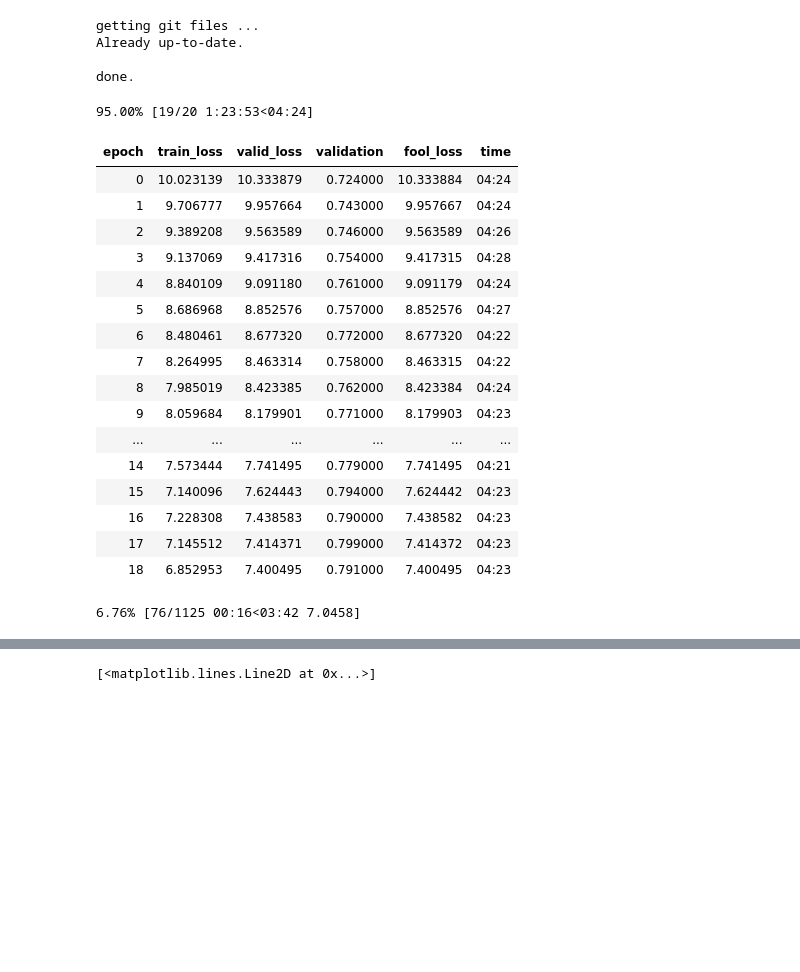
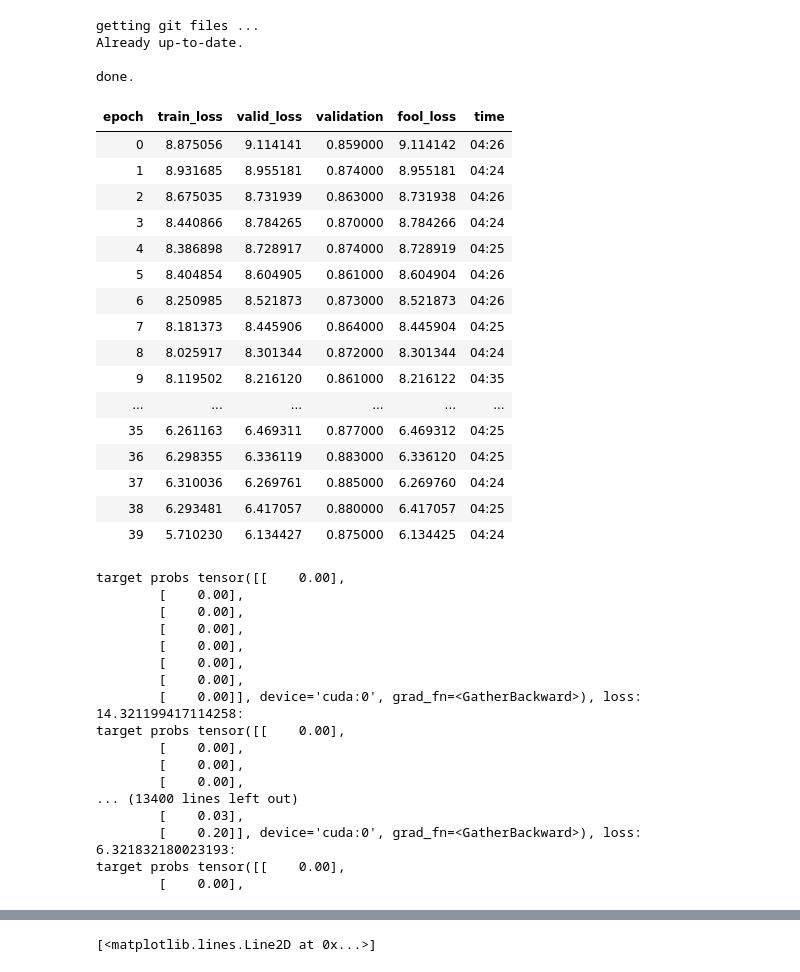
Before and after one commit to ahmad-PH/nag-notebooks, a Jupyter notebook: NAG_tripletLossExperiment.ipynb, the cells around one changed output, grey strips where cells are left out. Saved outputs shown, nothing was run; the diff lists cells and outputs as text; code cells hidden in the pictures; blank space fills up the shorter version.

Commit message:
vgg16_26 div_metric results on validation

```diff
--- a/NAG_tripletLossExperiment.ipynb
+++ b/NAG_tripletLossExperiment.ipynb
@@ -407,15 +407,24 @@ class Gen(nn.Module):
   def forward(self, inputs):
     self.bs = inputs.shape[0]
 
-    z = torch.zeros([self.bs, 999]).cuda()
+    benign_preds_onehot = arch(inputs)
+    benign_preds = torch.argmax(benign_preds_onehot, dim = 1)
+
+    z = torch.zeros([self.bs, 1000]).cuda()
     for i in range(self.bs):
-      l = list(range(1000))
-      random_label = l[np.random.randint(0,1000)]
+      random_label = self.randint(0,1000, exclude = benign_preds[i].item())
       z[i][random_label] = 1.
 
     z_out = self.forward_z(z)
 
-    return z_out, None, None, inputs, z
+    return z_out, None, None, inputs, benign_preds_onehot, z
+
+  @staticmethod
+  def randint(low, high, exclude):
+    temp = np.random.randint(low, high - 1)
+    if temp == exclude:
+      temp = temp + 1
+    return temp
 
   def forward_single_z(self, z):
     return self.forward_z(z[None]).squeeze()
@@ -755,42 +763,53 @@ learn = Learner(data, Gen(z_dim=z_dim), loss_func = feat_loss, metrics=[validati
 # %%
 if mode == "sanity_check":
   print("\n\n\nWARNING: you are training on a sanity_check dataset.\n\n\n\n")
 if len(learn.callback_fns) == 1:
   print("\n\n\nWARNING: you are not using the DiversityWeightsScheduler callback.\n\n\n")
 
-  # WARNING, YOU HAVE DISABLED THE FINAL COPYING COMMANDS
-
 saver_best = SaveModelCallback(learn, every='improvement', monitor='validation', name=env.save_filename + "-best")
 saver_every_epoch = SaveModelCallback(learn, every='epoch', name=env.save_filename)
 
-learn.fit(20, lr=5e-03, wd = 0., callbacks=[saver_best, saver_every_epoch])
+learn.fit(40, lr=5e-03, wd = 0., callbacks=[saver_best, saver_every_epoch])
 
 # learn.fit_one_cycle(8, max_lr=5e-01) #mohammad's setting that got 77 validation start on resnet with diversity loss on AdaptiveAvgPool2d
 # learn.fit_one_cycle(5, max_lr=2e-2) #used for vgg-19-bn
 # learn.fit_one_cycle(5, max_lr=3e-3) # used for resnet50
 
 shutil.copyfile(env.temp_csv_path + '/' + env.save_filename + ".csv", env.get_csv_path() + '.csv')
 shutil.copytree(env.data_path/"models", env.get_models_path())
 shutil.rmtree(env.data_path/"models")
-
-# shutil.copyfile("/content/dataset/models/" + save_filename + "-best.pth", "/content/gdrive/My Drive/DL/models/" + save_filename + ".pth")
 # %% [output]
+| epoch | train_loss | valid_loss | validation | fool_loss | time |
+| 0 | 8.875056 | 9.114141 | 0.859000 | 9.114142 | 04:26 |
+| 1 | 8.931685 | 8.955181 | 0.874000 | 8.955181 | 04:24 |
+| 2 | 8.675035 | 8.731939 | 0.863000 | 8.731938 | 04:26 |
+| 3 | 8.440866 | 8.784265 | 0.870000 | 8.784266 | 04:24 |
+| 4 | 8.386898 | 8.728917 | 0.874000 | 8.728919 | 04:25 |
+| 5 | 8.404854 | 8.604905 | 0.861000 | 8.604904 | 04:26 |
+| 6 | 8.250985 | 8.521873 | 0.873000 | 8.521873 | 04:26 |
+| 7 | 8.181373 | 8.445906 | 0.864000 | 8.445904 | 04:25 |
+| 8 | 8.025917 | 8.301344 | 0.872000 | 8.301344 | 04:24 |
+| 9 | 8.119502 | 8.216120 | 0.861000 | 8.216122 | 04:35 |
+| ... | ... | ... | ... | ... | ... |
+| 35 | 6.261163 | 6.469311 | 0.877000 | 6.469312 | 04:25 |
+| 36 | 6.298355 | 6.336119 | 0.883000 | 6.336120 | 04:25 |
+| 37 | 6.310036 | 6.269761 | 0.885000 | 6.269760 | 04:24 |
+| 38 | 6.293481 | 6.417057 | 0.880000 | 6.417057 | 04:25 |
+| 39 | 5.710230 | 6.134427 | 0.875000 | 6.134425 | 04:24 |
-95.00% [19/20 1:23:53<04:24]
+target probs tensor([[    0.00],
+        [    0.00],
+        [    0.00],
+        [    0.00],
+        [    0.00],
+        [    0.00],
+        [    0.00],
+        [    0.00]], device='cuda:0', grad_fn=<GatherBackward>), loss: 14.321199417114258:
+target probs tensor([[    0.00],
+        [    0.00],
+        [    0.00],
+        [    0.00],
+... (13400 lines left out)
+        [    0.03],
+        [    0.20]], device='cuda:0', grad_fn=<GatherBackward>), loss: 6.321832180023193:
+target probs tensor([[    0.00],
+        [    0.00],
-| epoch | train_loss | valid_loss | validation | fool_loss | time |
-| 0 | 10.023139 | 10.333879 | 0.724000 | 10.333884 | 04:24 |
-| 1 | 9.706777 | 9.957664 | 0.743000 | 9.957667 | 04:24 |
-| 2 | 9.389208 | 9.563589 | 0.746000 | 9.563589 | 04:26 |
-| 3 | 9.137069 | 9.417316 | 0.754000 | 9.417315 | 04:28 |
-| 4 | 8.840109 | 9.091180 | 0.761000 | 9.091179 | 04:24 |
-| 5 | 8.686968 | 8.852576 | 0.757000 | 8.852576 | 04:27 |
-| 6 | 8.480461 | 8.677320 | 0.772000 | 8.677320 | 04:22 |
-| 7 | 8.264995 | 8.463314 | 0.758000 | 8.463315 | 04:22 |
-| 8 | 7.985019 | 8.423385 | 0.762000 | 8.423384 | 04:24 |
-| 9 | 8.059684 | 8.179901 | 0.771000 | 8.179903 | 04:23 |
-| ... | ... | ... | ... | ... | ... |
-| 14 | 7.573444 | 7.741495 | 0.779000 | 7.741495 | 04:21 |
-| 15 | 7.140096 | 7.624443 | 0.794000 | 7.624442 | 04:23 |
-| 16 | 7.228308 | 7.438583 | 0.790000 | 7.438582 | 04:23 |
-| 17 | 7.145512 | 7.414371 | 0.799000 | 7.414372 | 04:23 |
-| 18 | 6.852953 | 7.400495 | 0.791000 | 7.400495 | 04:23 |
-6.76% [76/1125 00:16<03:42 7.0458]
```
Also changed, not shown: parts of 7 cells of this notebook, 1 other file.
